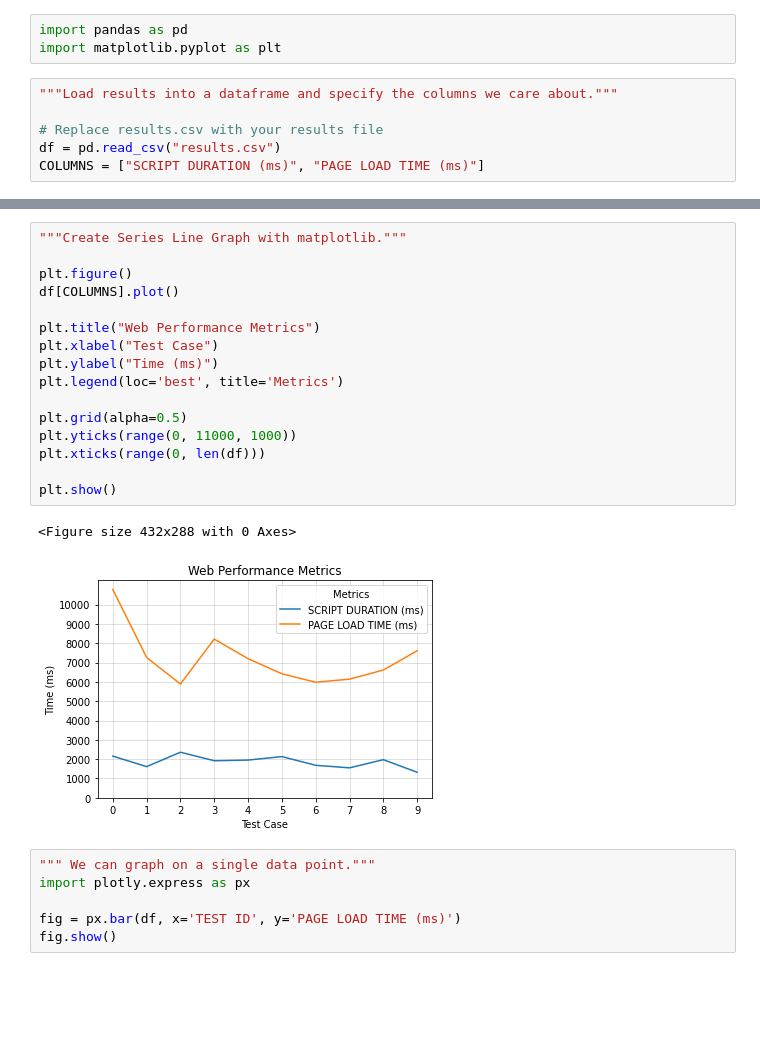
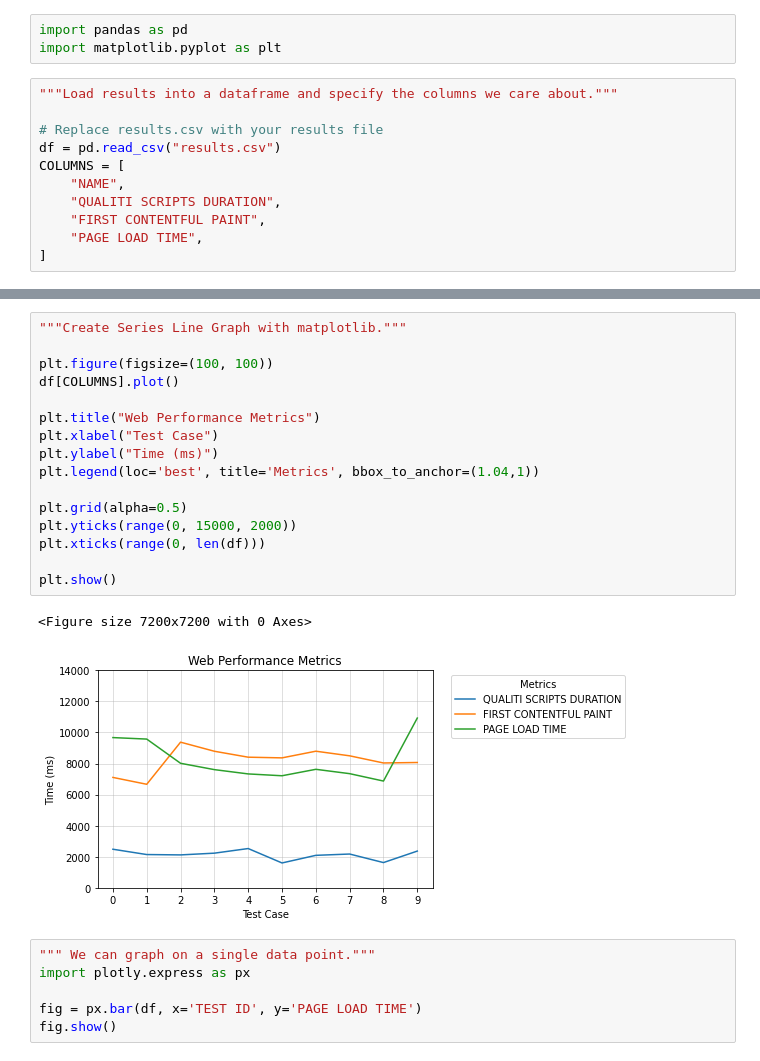
Before and after one commit to qualiti-ai/web-perf-tools, a Jupyter notebook: results.ipynb, the cells around one changed output, grey strips where cells are left out. Drawn from its saved outputs; the diff is of its cells as text; blank space fills up the shorter version.

Commit message:
Add FIRST CONTENTFUL PAINT

```diff
--- a/results.ipynb
+++ b/results.ipynb
@@ -10,7 +10,12 @@ import matplotlib.pyplot as plt
 
 # Replace results.csv with your results file
 df = pd.read_csv("results.csv")
-COLUMNS = ["SCRIPT DURATION (ms)", "PAGE LOAD TIME (ms)"]
+COLUMNS = [
+    "NAME",
+    "QUALITI SCRIPTS DURATION",
+    "FIRST CONTENTFUL PAINT",
+    "PAGE LOAD TIME",
+]
 # %%
 """Add a TEST ID column to use in graphs and display the first 5 rows."""
 
@@ -26,27 +31,27 @@ df.head()
 # %%
 """Create Series Line Graph with matplotlib."""
 
-plt.figure()
+plt.figure(figsize=(100, 100))
 df[COLUMNS].plot()
 
 plt.title("Web Performance Metrics")
 plt.xlabel("Test Case")
 plt.ylabel("Time (ms)")
-plt.legend(loc='best', title='Metrics')
+plt.legend(loc='best', title='Metrics', bbox_to_anchor=(1.04,1))
 
 plt.grid(alpha=0.5)
-plt.yticks(range(0, 11000, 1000))
+plt.yticks(range(0, 15000, 2000))
 plt.xticks(range(0, len(df)))
 
 plt.show()
 # %% [output]
-<Figure size 432x288 with 0 Axes>
+<Figure size 7200x7200 with 0 Axes>
-[figure, old version]
+[figure, new version]
 # %%
 """ We can graph on a single data point."""
 import plotly.express as px
 
-fig = px.bar(df, x='TEST ID', y='PAGE LOAD TIME (ms)')
+fig = px.bar(df, x='TEST ID', y='PAGE LOAD TIME')
 fig.show()
 # %%
 """We can graph on multiple data points"""
```
Also changed, not shown: parts of 2 cells of this notebook, 6 other files.
